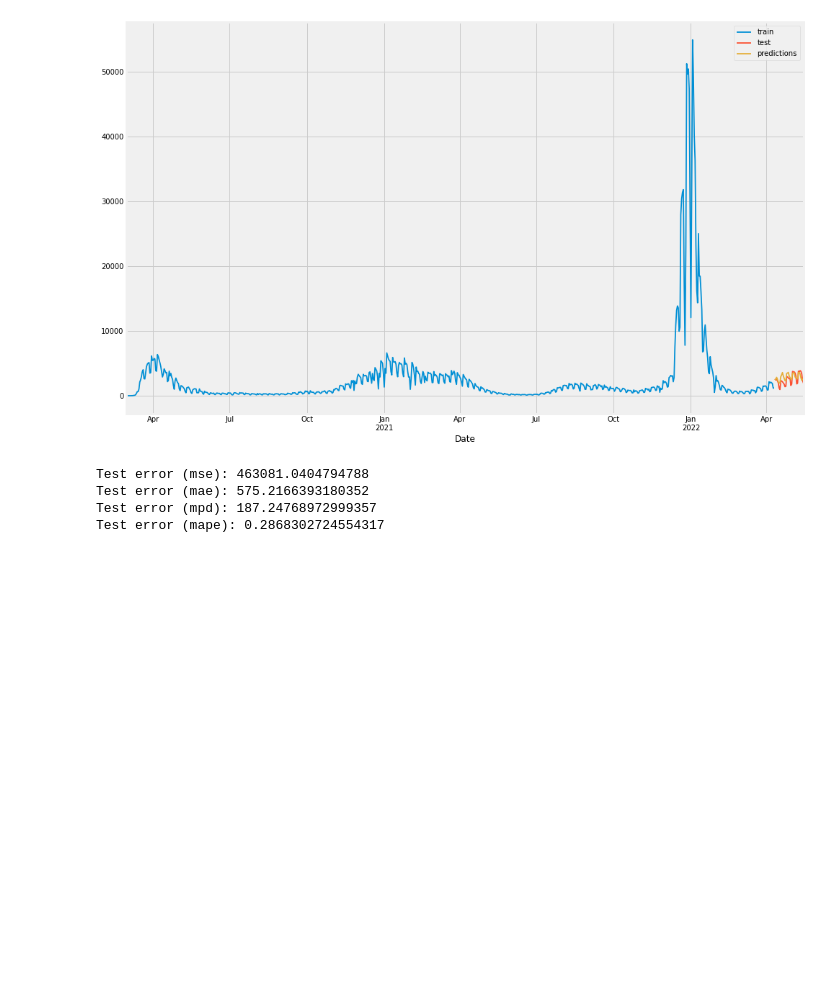
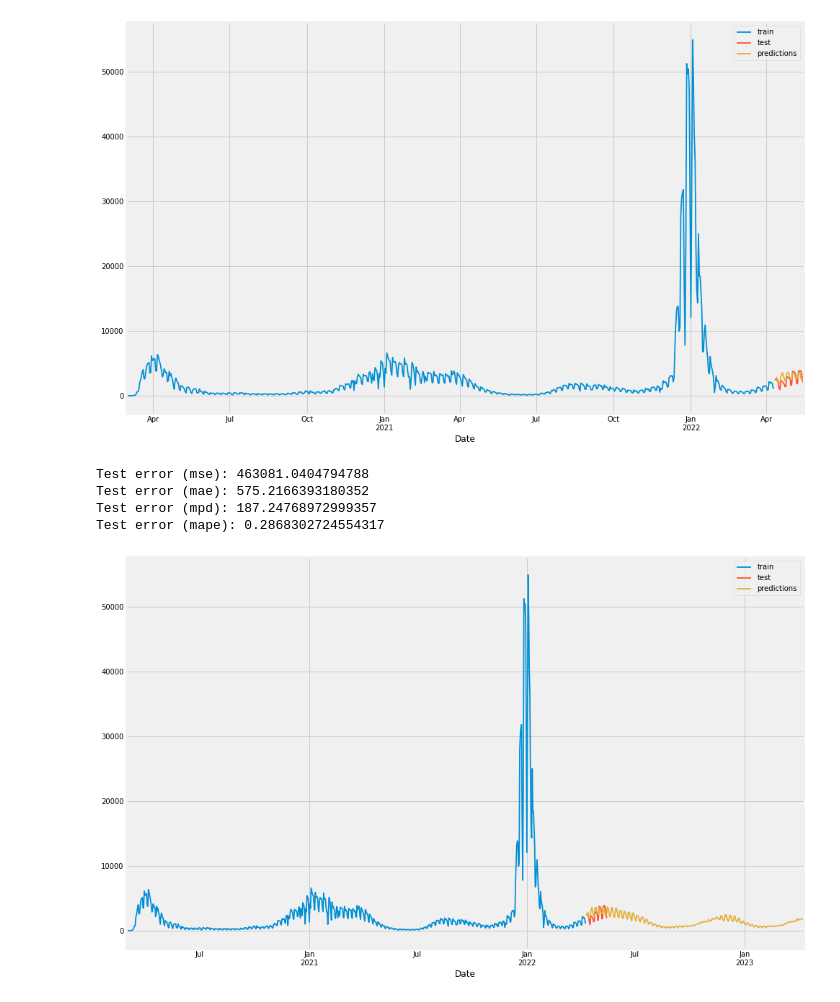
Before and after one commit to SebasGMH/Data-Mining, a Jupyter notebook: covid.ipynb, the cells around one changed output. Drawn from its saved outputs; the diff is of its cells as text; code cells hidden in the pictures; blank space fills up the shorter version.

```diff
--- a/covid.ipynb
+++ b/covid.ipynb
@@ -329,3 +285,23 @@ Test error (mse): 463081.0404794788
 Test error (mae): 575.2166393180352
 Test error (mpd): 187.24768972999357
 Test error (mape): 0.2868302724554317
+# %%
+#predict for 365 days/ 1 year
+regressor = RandomForestRegressor(max_depth=10, n_estimators=100, random_state=123)
+forecaster = ForecasterAutoreg(
+                regressor = regressor,
+                lags      = 62
+             )
+
+forecaster.fit(y=data_train['CASE_COUNT'])
+# Predictions
+# ==============================================================================
+predictions = forecaster.predict(steps=365)
+
+fig, ax = plt.subplots(figsize=(15, 10))
+data_train['CASE_COUNT'].plot(ax=ax, label='train')
+data_test['CASE_COUNT'].plot(ax=ax, label='test')
+predictions.plot(ax=ax, label='predictions')
+ax.legend();
+# %% [output]
+[figure, added]
```
Also changed, not shown: parts of 1 cell of this notebook.
